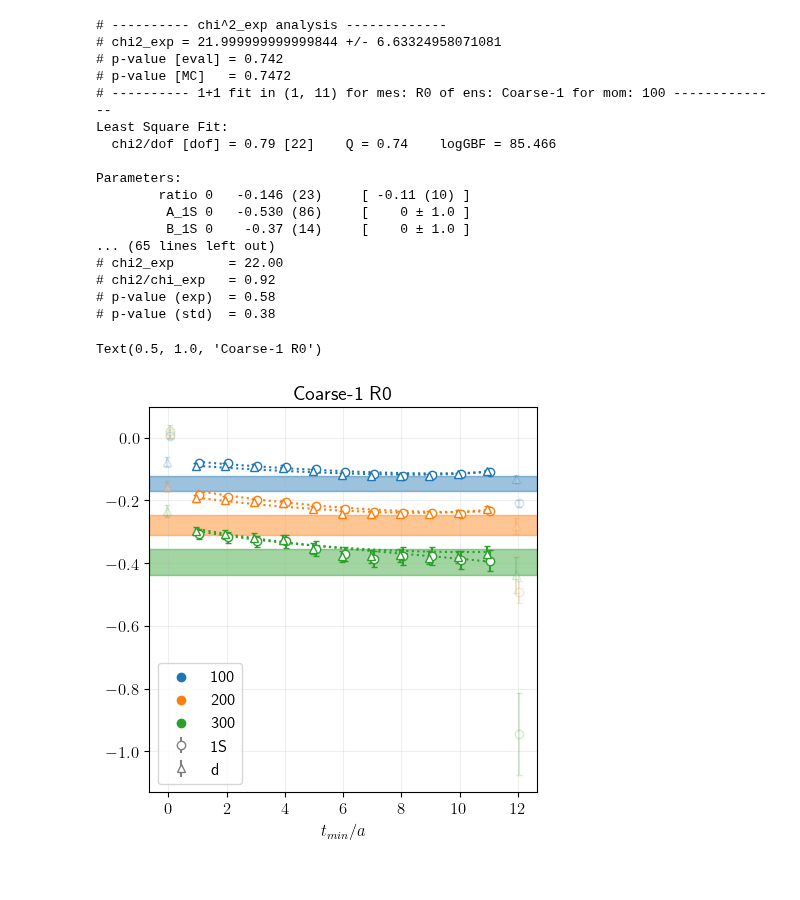
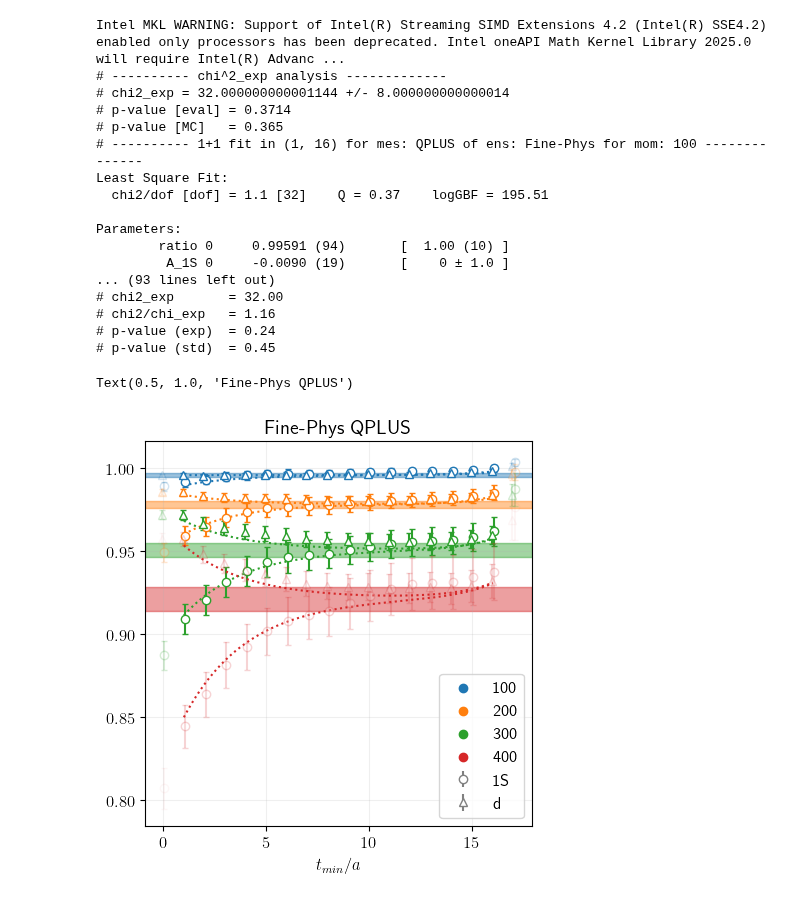
Before and after one commit to pietro-butti/B2heavy, a Jupyter notebook: notebooks/ratio_multiple_mom.ipynb, the cells around one changed output. Saved outputs shown, nothing was run; the diff lists cells and outputs as text; code cells hidden in the pictures.

```diff
--- a/notebooks/ratio_multiple_mom.ipynb
+++ b/notebooks/ratio_multiple_mom.ipynb
@@ -25,12 +26,13 @@ BINSIZE  = {
     'SuperFine':   22
 }
 # %%
-ENSEMBLE = 'Coarse-1'
-RATIO    = 'R0'
+ENSEMBLE = 'Fine-Phys'
+RATIO    = 'QPLUS'
 SMSLIST  = ['1S','RW']
-# MOMLIST  = ['100','200','300','400']
-MOMLIST  = ['100','200','300']
-# MOMLIST  = ['100']
+# SMSLIST  = ['1S']
+MOMLIST  = ['100','200','300','400']
+# MOMLIST  = ['100','200','300']
+# MOMLIST  = ['000']
 # %%
 if RATIO in ['RMINUS','RPLUS','QPLUS','XF']:
     meson = 'D'
@@ -45,6 +47,7 @@ plt.rcParams['font.size'] = 12
 
 f, ax = plt.subplots(1,1,figsize=(5,5))
 
+fits = []
 f0s = []
 for i,mom in enumerate(MOMLIST):
     requisites = ratio_prerequisites(
@@ -93,45 +96,55 @@ for i,mom in enumerate(MOMLIST):
         priors = pr
     )
 
+    fits.append({
+        'ensemble': ENSEMBLE,
+        'ratio'   : RATIO,
+        'momentum': mom,
+        'f0'      : fit.p['ratio'][0],
+        'chiexp'  : res['chiexp'],
+        'pstd'    : res['pstd']
+    })
+
+
     alpha = 0.2 if mom=='400' else 1.
     robj.plot_fit(ax,NSTATES,trange,color=f'C{i}',color_res=f'C{i}',alpha=alpha)
 
     ax.scatter([],[], marker='o', color=f'C{i}', label=mom)
 
 
     f0s.append(fit.p['ratio'][0])
 
 ax.errorbar([],[],[],fmt='o', ecolor='gray', mfc='w', color='gray', capsize=2.5, label='1S')
 ax.errorbar([],[],[],fmt='^', ecolor='gray', mfc='w', color='gray', capsize=2.5, label='d')
 
 # ax.set_xlim(-0.5,13)
 # ax.set_ylim(ymax=0.08)
 ax.grid(alpha=0.2)
 ax.legend()
 
 ax.set_xlabel(r'$t_{min}/a$')
 
 ax.set_title(f'{ENSEMBLE} {RATIO}')
 
 
 # plt.savefig(f'/Users/pietro/Desktop/{ENSEMBLE}_{RATIO}_multimom.pdf')
 # %% [output]
+Intel MKL WARNING: Support of Intel(R) Streaming SIMD Extensions 4.2 (Intel(R) SSE4.2) enabled only processors has been deprecated. Intel oneAPI Math Kernel Library 2025.0 will require Intel(R) Advanc ...
 # ---------- chi^2_exp analysis -------------
-# chi2_exp = 21.999999999999844 +/- 6.63324958071081
-# p-value [eval] = 0.742
-# p-value [MC]   = 0.7472
-# ---------- 1+1 fit in (1, 11) for mes: R0 of ens: Coarse-1 for mom: 100 --------------
+# chi2_exp = 32.000000000001144 +/- 8.000000000000014
+# p-value [eval] = 0.3714
+# p-value [MC]   = 0.365
+# ---------- 1+1 fit in (1, 16) for mes: QPLUS of ens: Fine-Phys for mom: 100 --------------
 Least Square Fit:
-  chi2/dof [dof] = 0.79 [22]    Q = 0.74    logGBF = 85.466
+  chi2/dof [dof] = 1.1 [32]    Q = 0.37    logGBF = 195.51
 
 Parameters:
-        ratio 0   -0.146 (23)     [ -0.11 (10) ]
-         A_1S 0   -0.530 (86)     [    0 ± 1.0 ]
-         B_1S 0    -0.37 (14)     [    0 ± 1.0 ]
-... (65 lines left out)
-# chi2_exp       = 22.00
-# chi2/chi_exp   = 0.92
-# p-value (exp)  = 0.58
-# p-value (std)  = 0.38
+        ratio 0     0.99591 (94)       [  1.00 (10) ]
+         A_1S 0     -0.0090 (19)       [    0 ± 1.0 ]
+... (93 lines left out)
+# chi2_exp       = 32.00
+# chi2/chi_exp   = 1.16
+# p-value (exp)  = 0.24
+# p-value (std)  = 0.45
-Text(0.5, 1.0, 'Coarse-1 R0')
+Text(0.5, 1.0, 'Fine-Phys QPLUS')
-[figure, old version]
+[figure, new version]
```
Also changed, not shown: parts of 2 cells of this notebook, 6 other files.
